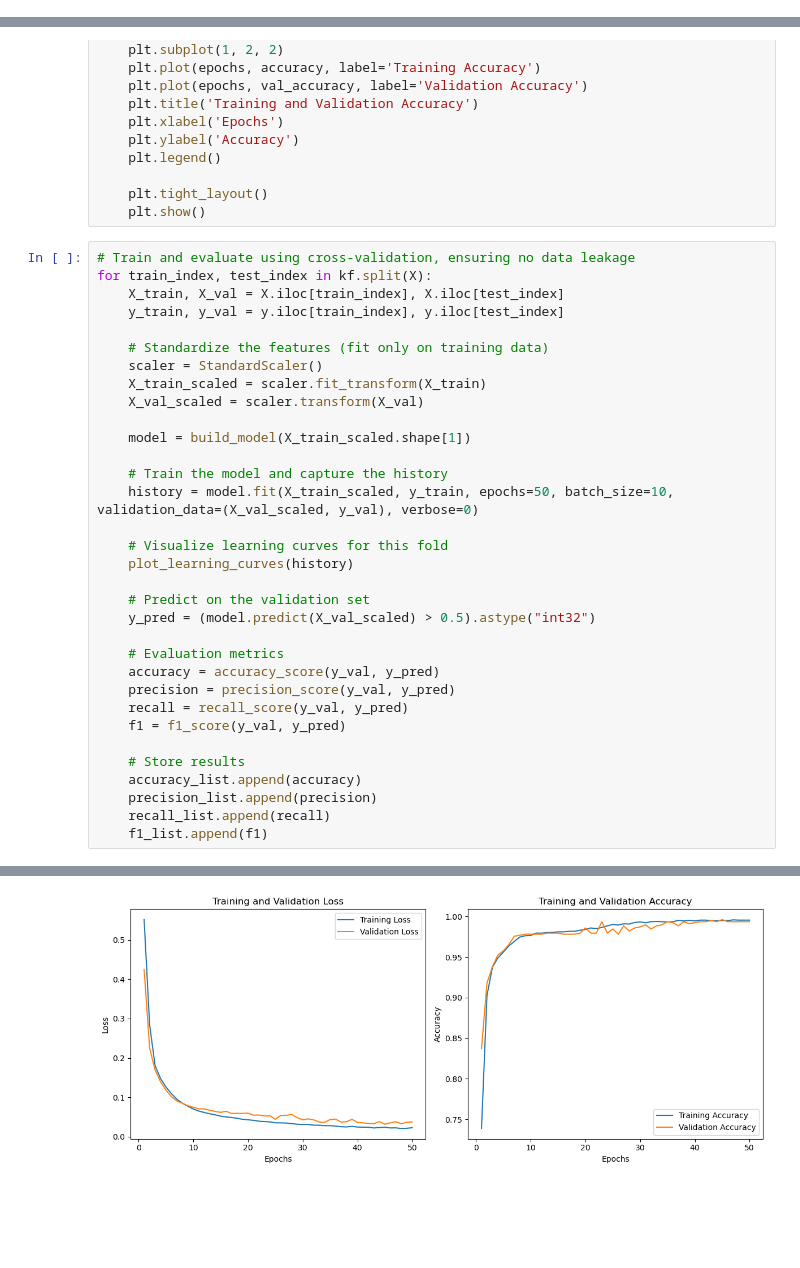
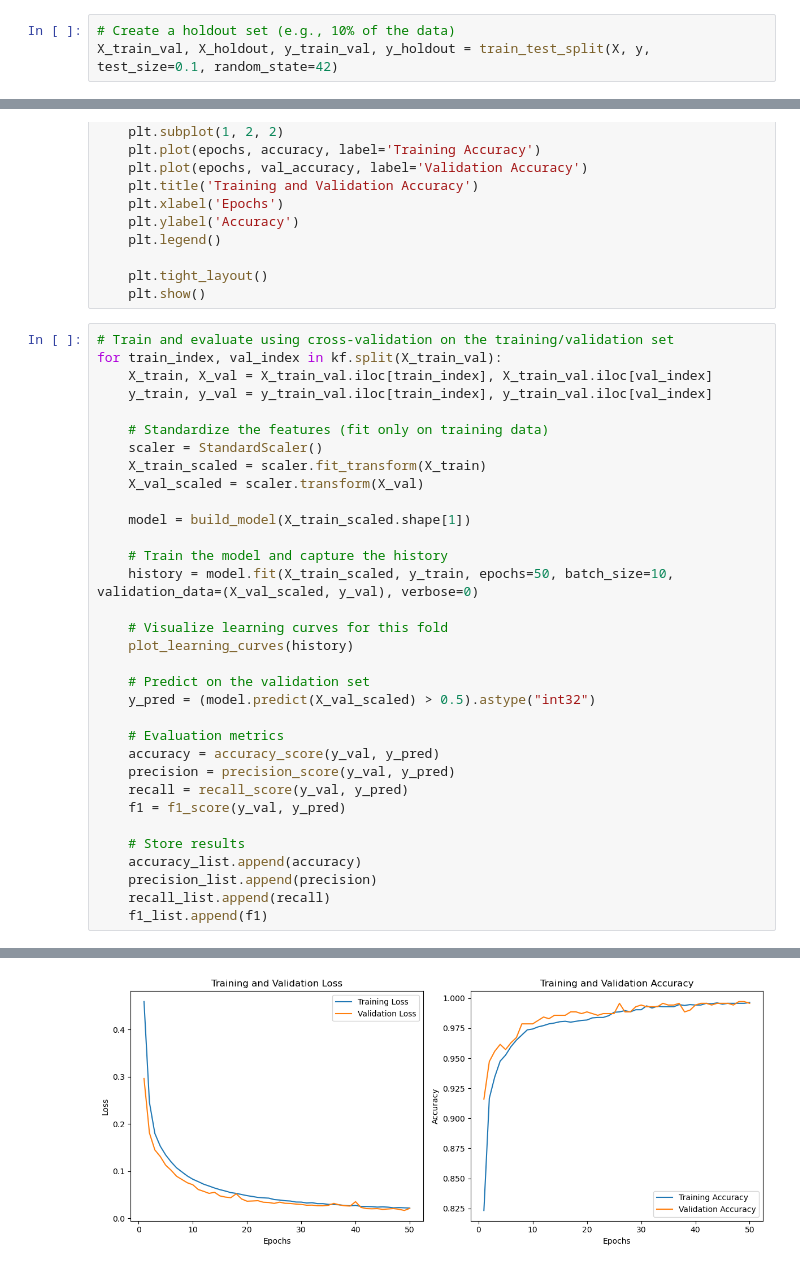
Before and after one commit to mraza328/Smoker-s_Health_NN, a Jupyter notebook: final_NN.ipynb, the cells around one changed output, grey strips where cells are left out. Cells and saved outputs as stored; diff of their text form; blank space fills up the shorter version.

Commit message:
added scaling during k fold training to eliminate data leakage and created a hold out set to evaluate final model on

```diff
--- a/final_NN.ipynb
+++ b/final_NN.ipynb
@@ -45,3 +37,6 @@ data['current_smoker'] = data['current_smoker'].map({'yes': 1, 'no': 0})
 # Split the data into features (X) and target (y)
 X = data.drop(columns=['current_smoker'])
 y = data['current_smoker']
+# %%
+# Create a holdout set (e.g., 10% of the data)
+X_train_val, X_holdout, y_train_val, y_holdout = train_test_split(X, y, test_size=0.1, random_state=42)
@@ -96,10 +90,10 @@ def plot_learning_curves(history):
     plt.tight_layout()
     plt.show()
 # %%
-# Train and evaluate using cross-validation, ensuring no data leakage
-for train_index, test_index in kf.split(X):
-    X_train, X_val = X.iloc[train_index], X.iloc[test_index]
-    y_train, y_val = y.iloc[train_index], y.iloc[test_index]
+# Train and evaluate using cross-validation on the training/validation set
+for train_index, val_index in kf.split(X_train_val):
+    X_train, X_val = X_train_val.iloc[train_index], X_train_val.iloc[val_index]
+    y_train, y_val = y_train_val.iloc[train_index], y_train_val.iloc[val_index]
 
     # Standardize the features (fit only on training data)
     scaler = StandardScaler()
@@ -136 +130 @@ for train_index, test_index in kf.split(X):
-[figure, old version]
+[figure, new version]
```
Also changed, not shown: parts of 7 cells of this notebook.
